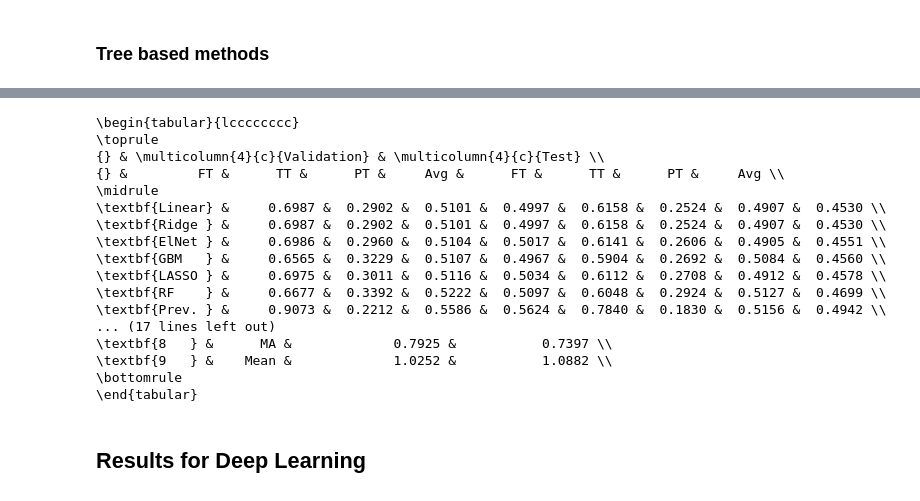
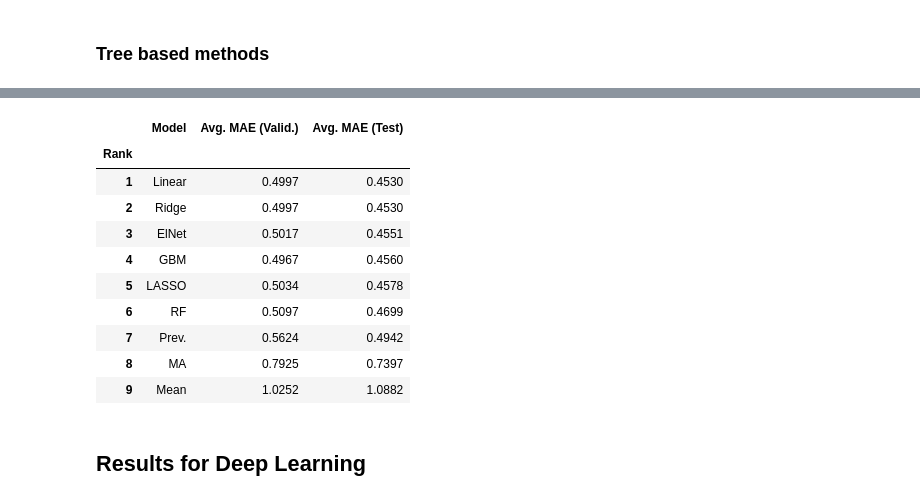
Before and after one commit to hreiten/master-thesis, a Jupyter notebook: src/data-and-results/summary_and_analysis.ipynb, the cells around one changed output, grey strips where cells are left out. Saved outputs shown, nothing was run; the diff lists cells and outputs as text; code cells hidden in the pictures.

```diff
--- a/src/data-and-results/summary_and_analysis.ipynb
+++ b/src/data-and-results/summary_and_analysis.ipynb
@@ -265,35 +160,29 @@ get_summary(pd.concat([linear, ml]),PRINT_LATEX)
 # %%
 df = get_summary(pd.concat([heuristics, linear, ml]), PRINT_LATEX)
 df
 
 df2 = df[[("Validation", "Avg"), ("Test", "Avg")]]
 
 df2 = pd.DataFrame(df2.values, columns=["Avg. MAE (Valid.)", "Avg. MAE (Test)"])
 #df2["Rank"] = np.arange(1,len(df2)+1,1)
 df2["Model"] = df.index
 df2 = df2[["Model", "Avg. MAE (Valid.)", "Avg. MAE (Test)"]]
 
 df2.index = np.arange(1,len(df2)+1,1)
 df2.index.name = "Rank"
-print(latexify(df2))
+df2
 # %% [output]
-\begin{tabular}{lcccccccc}
-\toprule
-{} & \multicolumn{4}{c}{Validation} & \multicolumn{4}{c}{Test} \\
-{} &         FT &      TT &      PT &     Avg &      FT &      TT &      PT &     Avg \\
-\midrule
-\textbf{Linear} &     0.6987 &  0.2902 &  0.5101 &  0.4997 &  0.6158 &  0.2524 &  0.4907 &  0.4530 \\
-\textbf{Ridge } &     0.6987 &  0.2902 &  0.5101 &  0.4997 &  0.6158 &  0.2524 &  0.4907 &  0.4530 \\
-\textbf{ElNet } &     0.6986 &  0.2960 &  0.5104 &  0.5017 &  0.6141 &  0.2606 &  0.4905 &  0.4551 \\
-\textbf{GBM   } &     0.6565 &  0.3229 &  0.5107 &  0.4967 &  0.5904 &  0.2692 &  0.5084 &  0.4560 \\
-\textbf{LASSO } &     0.6975 &  0.3011 &  0.5116 &  0.5034 &  0.6112 &  0.2708 &  0.4912 &  0.4578 \\
-\textbf{RF    } &     0.6677 &  0.3392 &  0.5222 &  0.5097 &  0.6048 &  0.2924 &  0.5127 &  0.4699 \\
-\textbf{Prev. } &     0.9073 &  0.2212 &  0.5586 &  0.5624 &  0.7840 &  0.1830 &  0.5156 &  0.4942 \\
-... (17 lines left out)
-\textbf{8   } &      MA &             0.7925 &           0.7397 \\
-\textbf{9   } &    Mean &             1.0252 &           1.0882 \\
-\bottomrule
-\end{tabular}
+|  | Model | Avg. MAE (Valid.) | Avg. MAE (Test) |
+| Rank |  |  |  |
+| 1 | Linear | 0.4997 | 0.4530 |
+| 2 | Ridge | 0.4997 | 0.4530 |
+| 3 | ElNet | 0.5017 | 0.4551 |
+| 4 | GBM | 0.4967 | 0.4560 |
+| 5 | LASSO | 0.5034 | 0.4578 |
+| 6 | RF | 0.5097 | 0.4699 |
+| 7 | Prev. | 0.5624 | 0.4942 |
+| 8 | MA | 0.7925 | 0.7397 |
+| 9 | Mean | 1.0252 | 1.0882 |
 # %% [markdown]
 ##  Results for Deep Learning
 # %%
```
Also changed, not shown: parts of 27 cells of this notebook, 2 other files.
